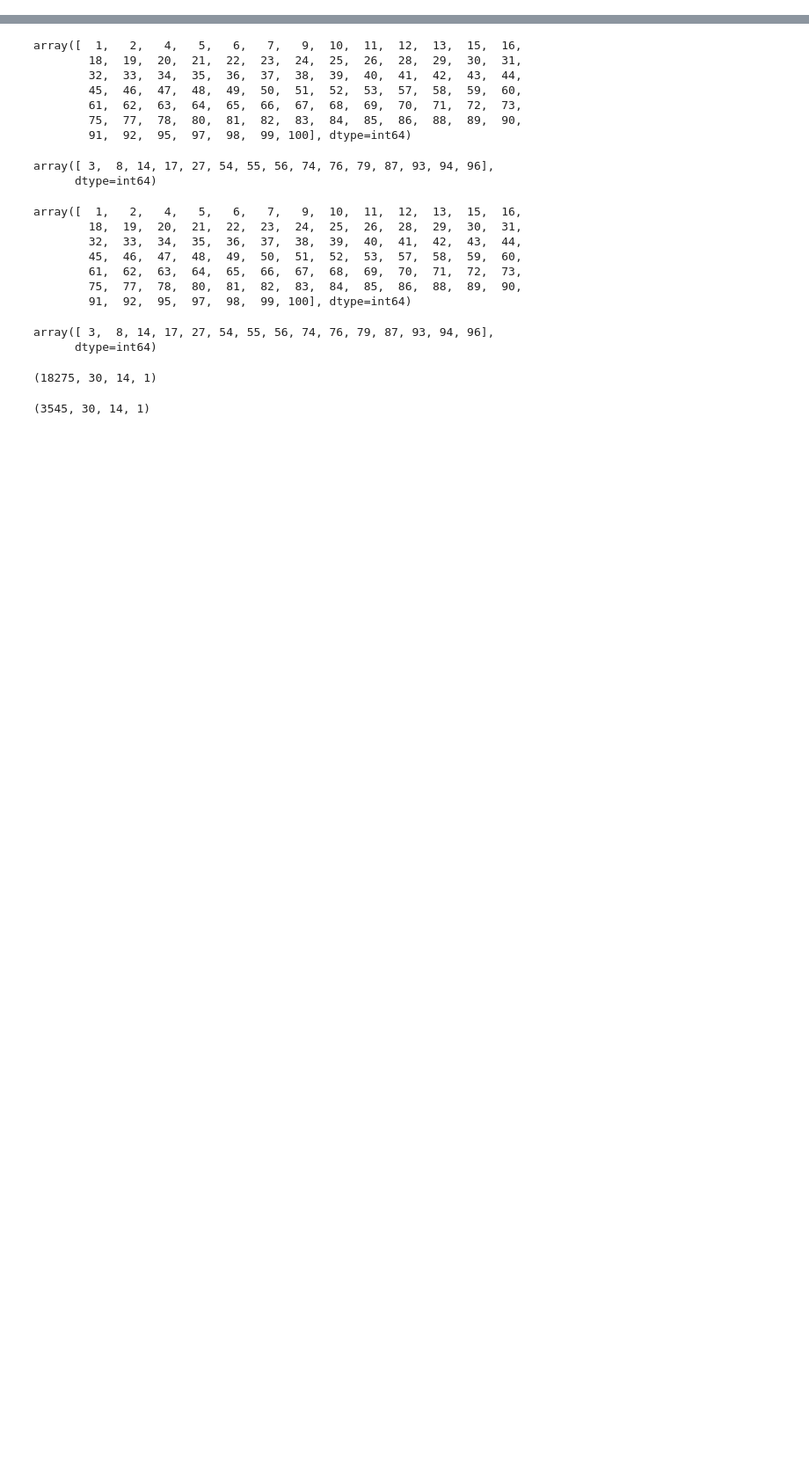
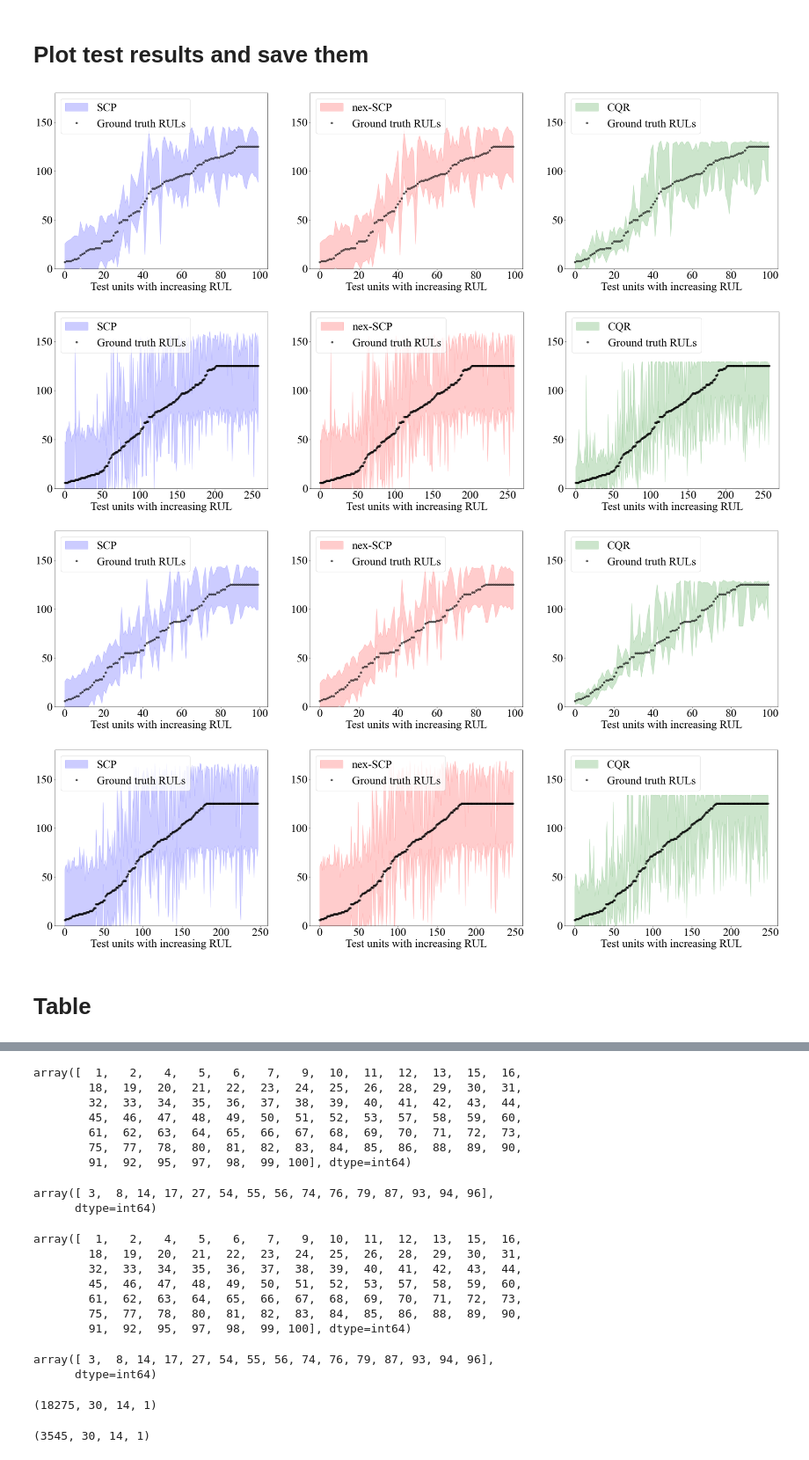
Before and after one commit to alireza-javanmardi/conformal-RUL-intervals, a Jupyter notebook: test.ipynb, the cells around one changed output, grey strips where cells are left out. Shown at 88% size. Cells and saved outputs as stored; diff of their text form; code cells hidden in the pictures; blank space fills up the shorter version.

```diff
--- a/test.ipynb
+++ b/test.ipynb
@@ -17,0 +197,41 @@ os.environ["CUDA_VISIBLE_DEVICES"]="-1"
+# %%
+test_res = {}
+for exp in range(4):
+    dataset_name = "CMAPSS"+str(exp+1)
+    proc_data, DCNN, MQDCNN = trained_models_dic[dataset_name]["data"], trained_models_dic[dataset_name]["DCNN"], trained_models_dic[dataset_name]["MQDCNN"]
+    X_cal, y_cal, idx_cal = proc_data["calval"]["X"], proc_data["calval"]["y"], proc_data["calval"]["index"]
+    X_test, y_test, idx_test = reform_test_data(proc_data["test"])
+
+    y_hat_cal = DCNN.predict(x=X_cal, verbose=0)
+    y_hat_test = DCNN.predict(x=X_test, verbose=0)
+    scores = np.abs(y_cal - y_hat_cal)
+    q = compute_quantile(scores, alpha)
+    q_array = compute_quantiles_nex(rho, scores, idx_test, idx_cal, alpha)
+
+    y_hat_cal_CQR = MQDCNN.predict(x=X_cal, verbose=0)
+    y_hat_test_CQR = MQDCNN.predict(x=X_test, verbose=0)
+    scores_low = y_hat_cal_CQR[0] - y_cal
+    scores_high = y_cal - y_hat_cal_CQR[1]
+    scores_CQR = np.maximum(scores_low, scores_high)
+    q_CQR = compute_quantile(scores_CQR, alpha)
+
+    test_res[dataset_name] = {
+        "y_test": y_test,
+        "SCP": (np.maximum(0,y_hat_test - q), y_hat_test + q),
+        "nex-SCP": (np.maximum(0, y_hat_test  - q_array), y_hat_test  + q_array),
+        "CQR": (np.maximum(0, y_hat_test_CQR[0] - q_CQR), y_hat_test_CQR[1] + q_CQR)
+    }
+# %% [markdown]
+# Plot test results and save them
+# %%
+for exp in range(4):
+    dataset_name = "CMAPSS"+str(exp+1)
+    plot_sorted_targets_intervals(dataset_name, test_res)
+    plt.savefig('result_figs\\test\\'+dataset_name+'.pdf', format='pdf', bbox_inches='tight', pad_inches=0)
+# %% [output]
+[figure, added]
+[figure, added]
+[figure, added]
+[figure, added]
+# %% [markdown]
+# Table
```
Also changed, not shown: parts of 23 cells of this notebook.
